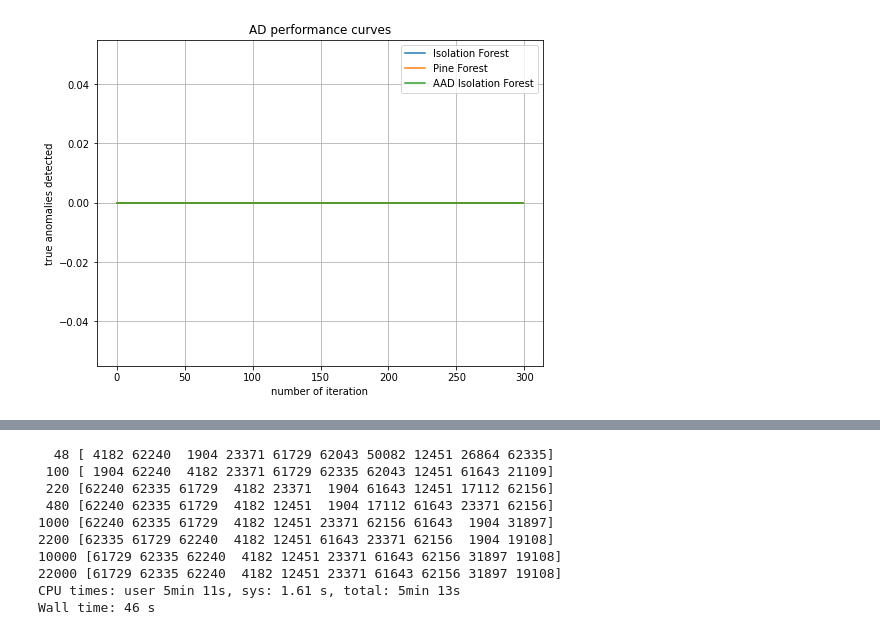
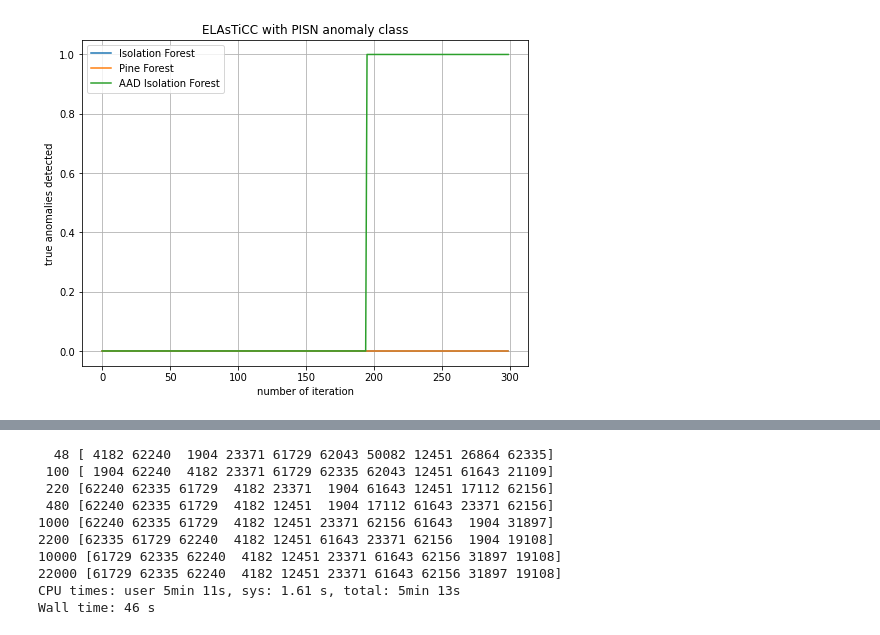
Before and after one commit to snad-space/coniferest, a Jupyter notebook: notebooks/comparison_on_ml_datasets.ipynb, the cells around one changed output, grey strips where cells are left out. Cells and saved outputs as stored; diff of their text form; code cells hidden in the pictures.

```diff
--- a/notebooks/comparison_on_ml_datasets.ipynb
+++ b/notebooks/comparison_on_ml_datasets.ipynb
@@ -135,9 +135,9 @@ class CompareThem:
         self.aadforest_exp.run(tqdm=tqdm)
         self.pineforest_exp.run(tqdm=tqdm)
 
-    def plot(self):
+    def plot(self, title='AD performance curves'):
         plt.figure(figsize=(8, 6))
-        plt.title('AD performance curves')
+        plt.title(title)
 
         def performance(exp):
             return np.cumsum(exp.data_labels[exp.trajectory] == Label.A)
@@ -243,7 +238,7 @@ Wall time: 8min 30s
 allopts = { 'n_subsamples': 1024, 'n_trees': 1000 }
 options = { 'isoforest': allopts, 'aadforest': allopts, 'pineforest': allopts }
 
-elasticc_cmp_6 = CompareThem(ELAsTiCC(anomaly_classes=['PISN'], downsample_ratio=0.02))
+elasticc_cmp_6 = CompareThem(ELAsTiCC(anomaly_classes=['PISN'], downsample_ratio=0.02), options=options)
 elasticc_cmp_6.run()
-elasticc_cmp_6.plot()
+elasticc_cmp_6.plot(title='ELAsTiCC with PISN anomaly class')
 # %% [output]
@@ -252 +247 @@ Wall time: 7min 12s
-[figure, old version]
+[figure, new version]
```
Also changed, not shown: parts of 25 cells of this notebook.
